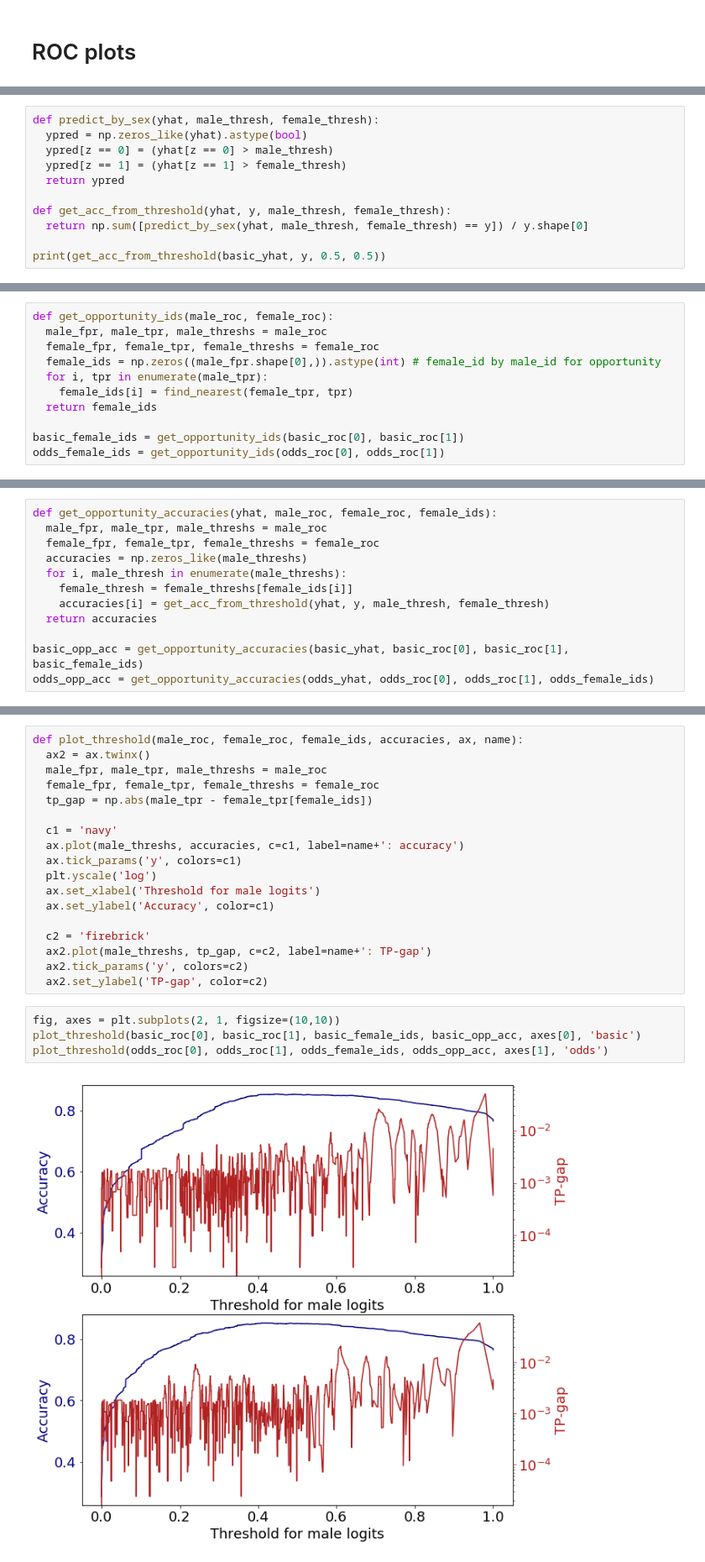
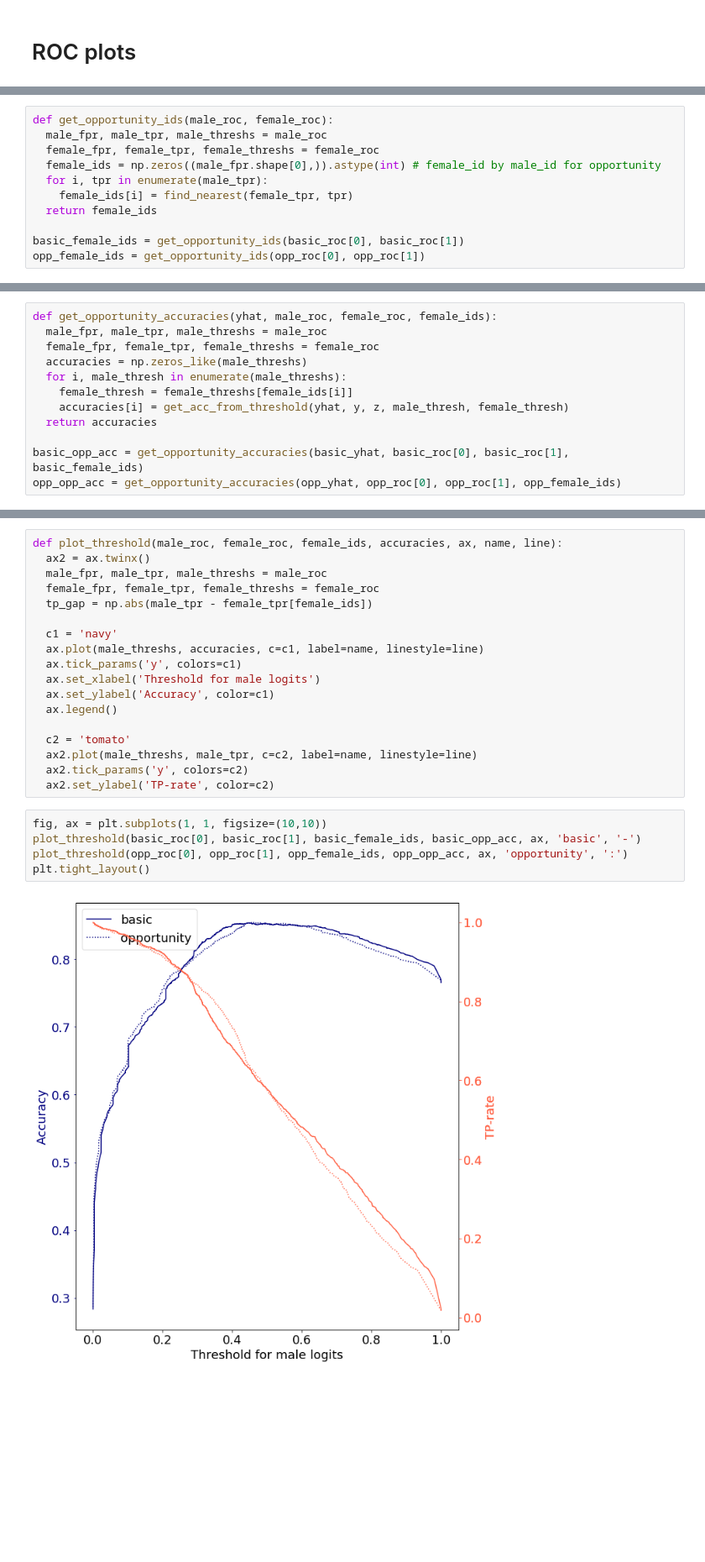
Before and after one commit to jusyc/fad, a Jupyter notebook: plots.ipynb, the cells around one changed output, grey strips where cells are left out. Shown: that part at 84% size. Drawn from its saved outputs; the diff is of its cells as text; blank space fills up the shorter version.

Commit message:
Opportunity plots

```diff
--- a/plots.ipynb
+++ b/plots.ipynb
@@ -118,11 +137,0 @@ plot_compare(odds_roc, 1, 'odds')
-# %%
-def predict_by_sex(yhat, male_thresh, female_thresh):
-  ypred = np.zeros_like(yhat).astype(bool)
-  ypred[z == 0] = (yhat[z == 0] > male_thresh)
-  ypred[z == 1] = (yhat[z == 1] > female_thresh)
-  return ypred
-
-def get_acc_from_threshold(yhat, y, male_thresh, female_thresh):
-  return np.sum([predict_by_sex(yhat, male_thresh, female_thresh) == y]) / y.shape[0]
-
-print(get_acc_from_threshold(basic_yhat, y, 0.5, 0.5))
@@ -138,7 +178,7 @@ def get_opportunity_ids(male_roc, female_roc):
   return female_ids
 
 basic_female_ids = get_opportunity_ids(basic_roc[0], basic_roc[1])
-odds_female_ids = get_opportunity_ids(odds_roc[0], odds_roc[1])
+opp_female_ids = get_opportunity_ids(opp_roc[0], opp_roc[1])
 # %%
 male_fpr, male_tpr, male_threshs = basic_roc[0]
 female_fpr, female_tpr, female_threshs = basic_roc[1]
@@ -153,8 +193,8 @@ def get_opportunity_accuracies(yhat, male_roc, female_roc, female_ids):
   accuracies = np.zeros_like(male_threshs)
   for i, male_thresh in enumerate(male_threshs):
     female_thresh = female_threshs[female_ids[i]]
-    accuracies[i] = get_acc_from_threshold(yhat, y, male_thresh, female_thresh)
+    accuracies[i] = get_acc_from_threshold(yhat, y, z, male_thresh, female_thresh)
   return accuracies
 
 basic_opp_acc = get_opportunity_accuracies(basic_yhat, basic_roc[0], basic_roc[1], basic_female_ids)
-odds_opp_acc = get_opportunity_accuracies(odds_yhat, odds_roc[0], odds_roc[1], odds_female_ids)
+opp_opp_acc = get_opportunity_accuracies(opp_yhat, opp_roc[0], opp_roc[1], opp_female_ids)
@@ -163,24 +201,25 @@ odds_opp_acc = get_opportunity_accuracies(odds_yhat, odds_roc[0], odds_roc[1], o
 # %%
-def plot_threshold(male_roc, female_roc, female_ids, accuracies, ax, name):
+def plot_threshold(male_roc, female_roc, female_ids, accuracies, ax, name, line):
   ax2 = ax.twinx()
   male_fpr, male_tpr, male_threshs = male_roc
   female_fpr, female_tpr, female_threshs = female_roc
   tp_gap = np.abs(male_tpr - female_tpr[female_ids])
 
   c1 = 'navy'
-  ax.plot(male_threshs, accuracies, c=c1, label=name+': accuracy')
+  ax.plot(male_threshs, accuracies, c=c1, label=name, linestyle=line)
   ax.tick_params('y', colors=c1)
-  plt.yscale('log')
   ax.set_xlabel('Threshold for male logits')
   ax.set_ylabel('Accuracy', color=c1)
+  ax.legend()
 
-  c2 = 'firebrick'
-  ax2.plot(male_threshs, tp_gap, c=c2, label=name+': TP-gap')
+  c2 = 'tomato'
+  ax2.plot(male_threshs, male_tpr, c=c2, label=name, linestyle=line)
   ax2.tick_params('y', colors=c2)
-  ax2.set_ylabel('TP-gap', color=c2)
+  ax2.set_ylabel('TP-rate', color=c2)
 # %%
-fig, axes = plt.subplots(2, 1, figsize=(10,10))
-plot_threshold(basic_roc[0], basic_roc[1], basic_female_ids, basic_opp_acc, axes[0], 'basic')
-plot_threshold(odds_roc[0], odds_roc[1], odds_female_ids, odds_opp_acc, axes[1], 'odds')
+fig, ax = plt.subplots(1, 1, figsize=(10,10))
+plot_threshold(basic_roc[0], basic_roc[1], basic_female_ids, basic_opp_acc, ax, 'basic', '-')
+plot_threshold(opp_roc[0], opp_roc[1], opp_female_ids, opp_opp_acc, ax, 'opportunity', ':')
+plt.tight_layout()
 # %% [output]
-[figure, old version]
+[figure, new version]
```
Also changed, not shown: parts of 17 cells of this notebook.
